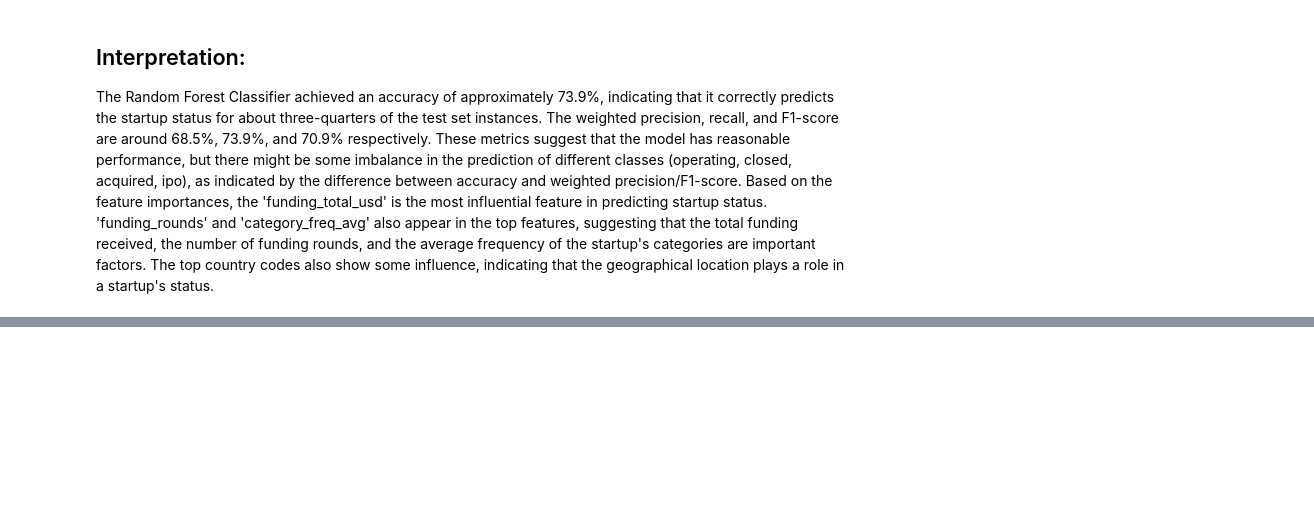
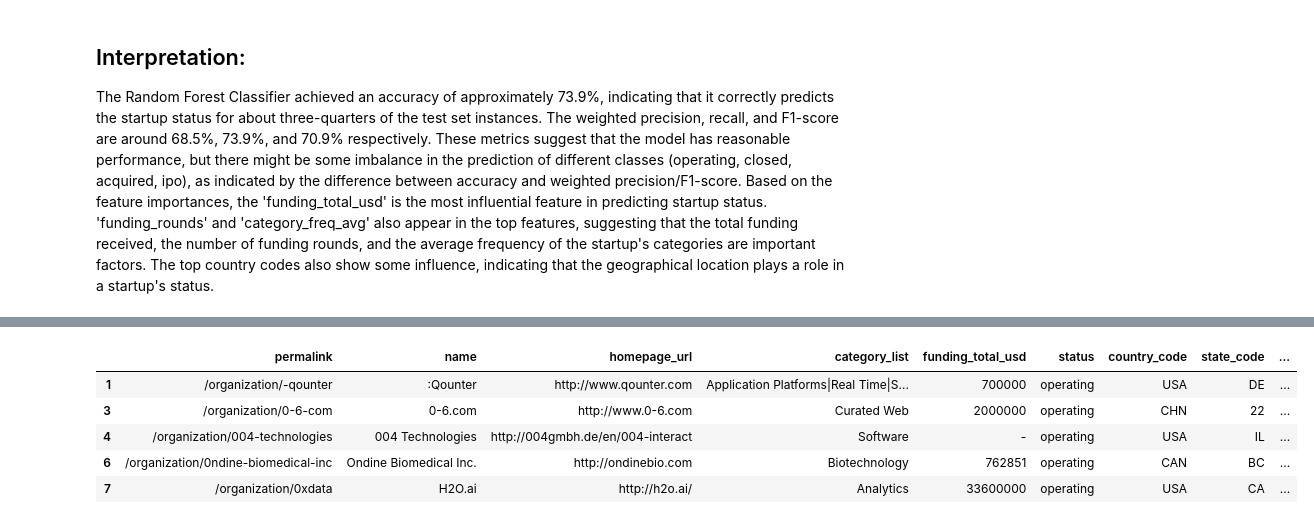
Before and after one commit to drugarim/start_up_success_rate, a Jupyter notebook: Startup_success_rate.ipynb, the cells around one changed output, grey strips where cells are left out. Saved outputs shown, nothing was run; the diff lists cells and outputs as text; code cells hidden in the pictures; blank space fills up the shorter version.

```diff
--- a/Startup_success_rate.ipynb
+++ b/Startup_success_rate.ipynb
@@ -616,0 +1005,33 @@ The top country codes also show some influence, indicating that the geographical
+# %%
+# Reload the cleaned DataFrame from the original df before dropping rows based on funding/category
+df_cleaned = df.copy()
+
+# Convert the date columns to datetime objects, coercing errors to NaN
+df_cleaned['founded_at'] = pd.to_datetime(df_cleaned['founded_at'], errors='coerce')
+df_cleaned['first_funding_at'] = pd.to_datetime(df_cleaned['first_funding_at'], errors='coerce')
+df_cleaned['last_funding_at'] = pd.to_datetime(df_cleaned['last_funding_at'], errors='coerce')
+
+# Drop rows where 'funding_total_usd', 'category_list', or any of the date columns are missing
+df_cleaned.dropna(subset=['funding_total_usd', 'category_list', 'founded_at', 'first_funding_at', 'last_funding_at'], inplace=True)
+
+# Calculate startup age in days
+df_cleaned['startup_age'] = (df_cleaned['last_funding_at'] - df_cleaned['founded_at']).dt.days
+
+# Calculate funding duration in days
+df_cleaned['funding_duration'] = (df_cleaned['last_funding_at'] - df_cleaned['first_funding_at']).dt.days
+
+# Extract the year of the last funding round
+df_cleaned['last_funding_year'] = df_cleaned['last_funding_at'].dt.year
+
+# Drop the original date columns
+df_cleaned = df_cleaned.drop(columns=['founded_at', 'first_funding_at', 'last_funding_at'])
+
+# Display the first few rows to show the new features and dropped columns
+display(df_cleaned.head())
+# %% [output]
+|  | permalink | name | homepage_url | category_list | funding_total_usd | status | country_code | state_code | ... |
+| 1 | /organization/-qounter | :Qounter | http://www.qounter.com | Application Platforms|Real Time|S... | 700000 | operating | USA | DE | ... |
+| 3 | /organization/0-6-com | 0-6.com | http://www.0-6.com | Curated Web | 2000000 | operating | CHN | 22 | ... |
+| 4 | /organization/004-technologies | 004 Technologies | http://004gmbh.de/en/004-interact | Software | - | operating | USA | IL | ... |
+| 6 | /organization/0ndine-biomedical-inc | Ondine Biomedical Inc. | http://ondinebio.com | Biotechnology | 762851 | operating | CAN | BC | ... |
+| 7 | /organization/0xdata | H2O.ai | http://h2o.ai/ | Analytics | 33600000 | operating | USA | CA | ... |
```
Also changed, not shown: parts of 27 cells of this notebook.
